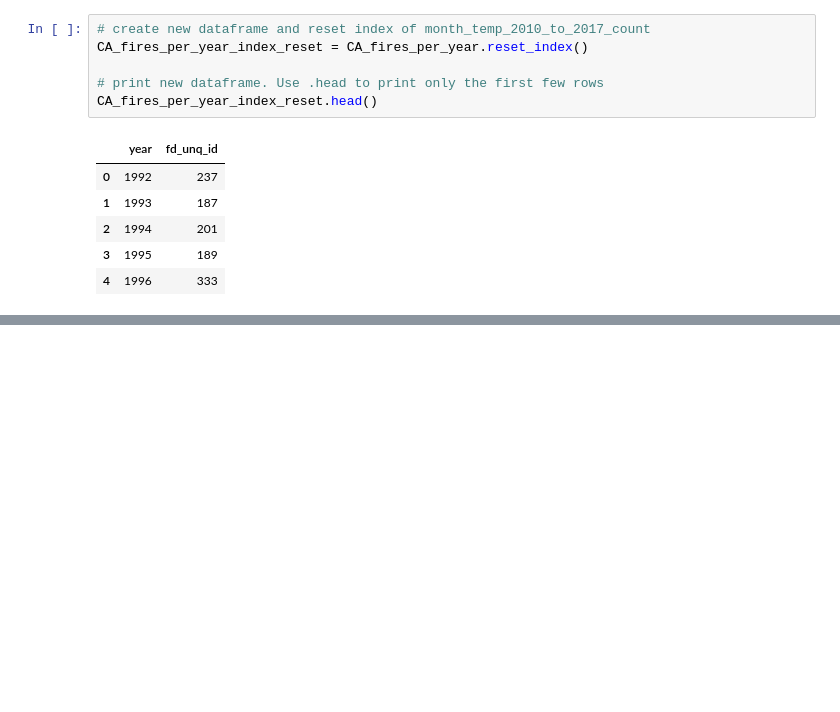
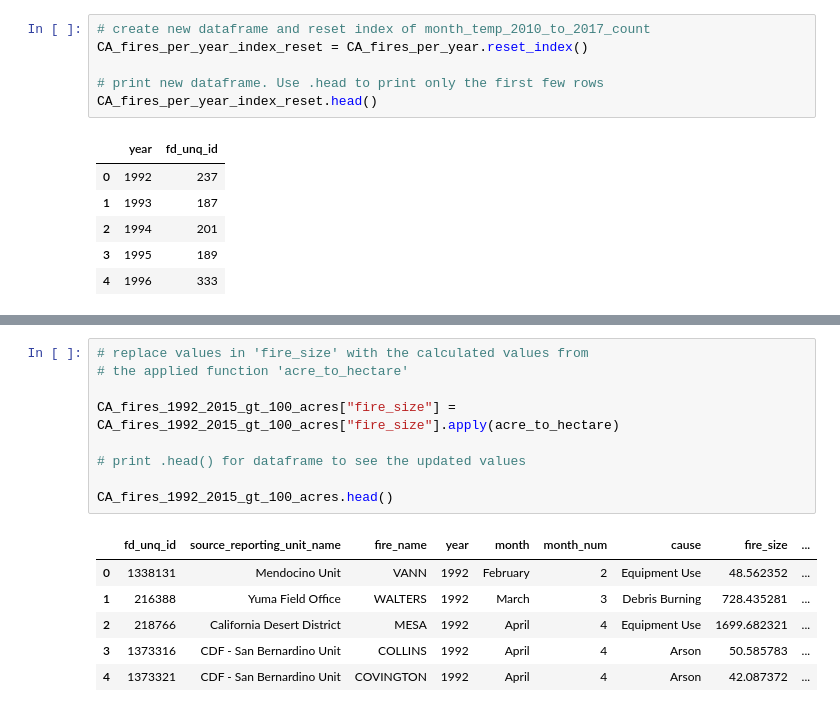
Before and after one commit to geo-py/ea-bootcamp-final-project-mbrown, a Jupyter notebook: ea-bootcamp-final-project-mbrown.ipynb, the cells around one changed output, grey strips where cells are left out. Drawn from its saved outputs; the diff is of its cells as text; blank space fills up the shorter version.

```diff
--- a/ea-bootcamp-final-project-mbrown.ipynb
+++ b/ea-bootcamp-final-project-mbrown.ipynb
@@ -179,0 +234,16 @@ CA_fires_per_year_index_reset.head()
+# %%
+# replace values in 'fire_size' with the calculated values from
+# the applied function 'acre_to_hectare'
+
+CA_fires_1992_2015_gt_100_acres["fire_size"] = CA_fires_1992_2015_gt_100_acres["fire_size"].apply(acre_to_hectare)
+
+# print .head() for dataframe to see the updated values
+
+CA_fires_1992_2015_gt_100_acres.head()
+# %% [output]
+|  | fd_unq_id | source_reporting_unit_name | fire_name | year | month | month_num | cause | fire_size | ... |
+| 0 | 1338131 | Mendocino Unit | VANN | 1992 | February | 2 | Equipment Use | 48.562352 | ... |
+| 1 | 216388 | Yuma Field Office | WALTERS | 1992 | March | 3 | Debris Burning | 728.435281 | ... |
+| 2 | 218766 | California Desert District | MESA | 1992 | April | 4 | Equipment Use | 1699.682321 | ... |
+| 3 | 1373316 | CDF - San Bernardino Unit | COLLINS | 1992 | April | 4 | Arson | 50.585783 | ... |
+| 4 | 1373321 | CDF - San Bernardino Unit | COVINGTON | 1992 | April | 4 | Arson | 42.087372 | ... |
```
Also changed, not shown: parts of 49 cells of this notebook.
